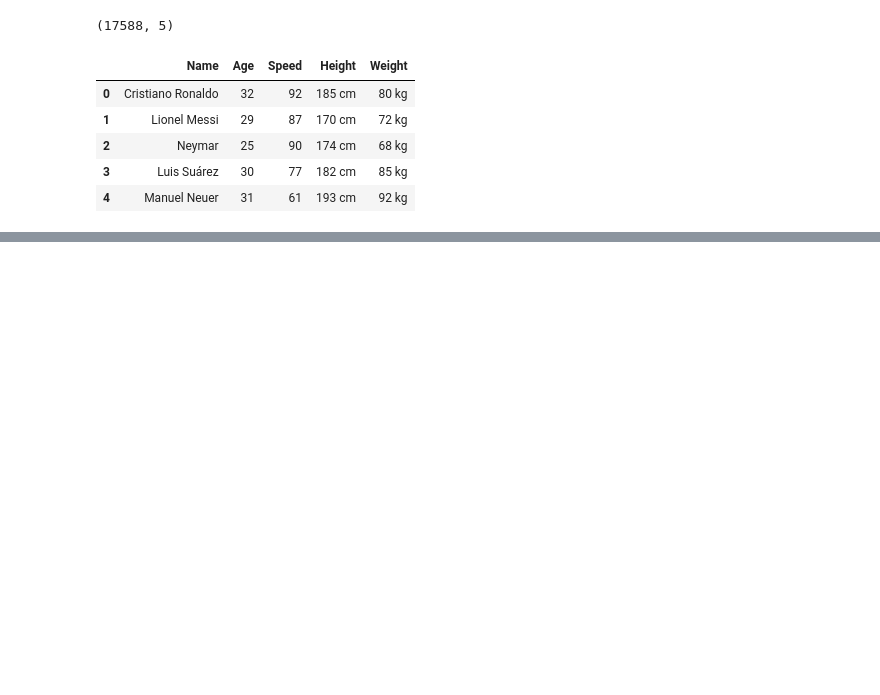
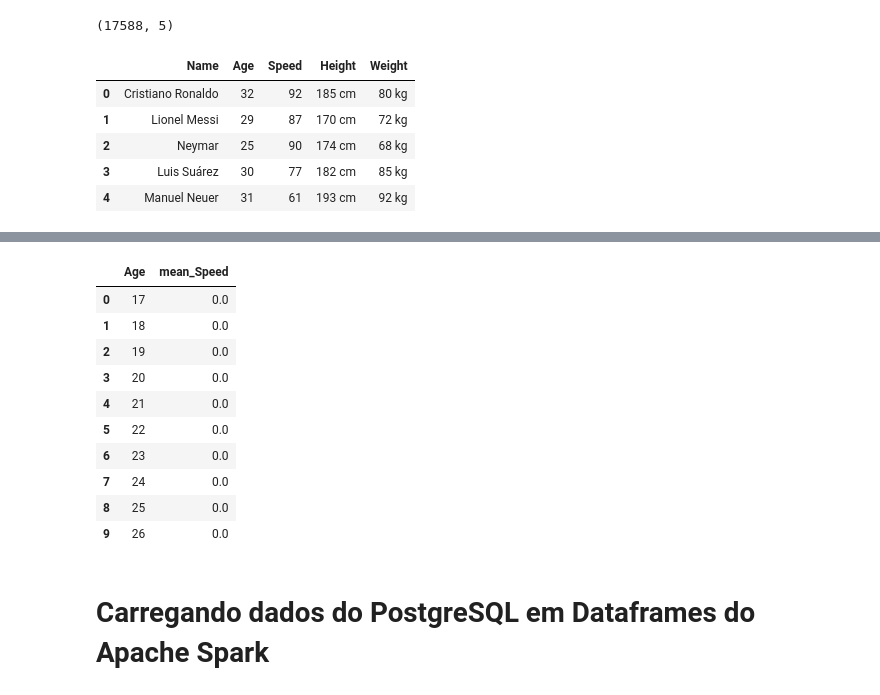
Before and after one commit to alyssonmontovanelli/formacao_dataScience_DSA, a Jupyter notebook: 01_bigData_RealTime_Python_Spark/cap12_Apache_Spark_SQL_1/01_Lab_04.ipynb, the cells around one changed output, grey strips where cells are left out. Saved outputs shown, nothing was run; the diff lists cells and outputs as text; code cells hidden in the pictures; blank space fills up the shorter version.

Commit message:
update cap12 - sql para df Spark

```diff
--- a/01_bigData_RealTime_Python_Spark/cap12_Apache_Spark_SQL_1/01_Lab_04.ipynb
+++ b/01_bigData_RealTime_Python_Spark/cap12_Apache_Spark_SQL_1/01_Lab_04.ipynb
@@ -295,0 +298,3 @@ select_df.head()
+# %%
+# Função lambda com sqldf
+pysqldf = lambda q: sqldf(q, globals())
@@ -295,0 +334,19 @@ select_df.head()
+# %%
+# Query
+query = "select Age, AVG('Speed') as mean_Speed from select_df group by Age limit 10"
+# %%
+pysqldf(query)
+# %% [output]
+|  | Age | mean_Speed |
+| 0 | 17 | 0.0 |
+| 1 | 18 | 0.0 |
+| 2 | 19 | 0.0 |
+| 3 | 20 | 0.0 |
+| 4 | 21 | 0.0 |
+| 5 | 22 | 0.0 |
+| 6 | 23 | 0.0 |
+| 7 | 24 | 0.0 |
+| 8 | 25 | 0.0 |
+| 9 | 26 | 0.0 |
+# %% [markdown]
+# Carregando dados do PostgreSQL em Dataframes do Apache Spark
```
Also changed, not shown: parts of 14 cells of this notebook, 1 other file.
